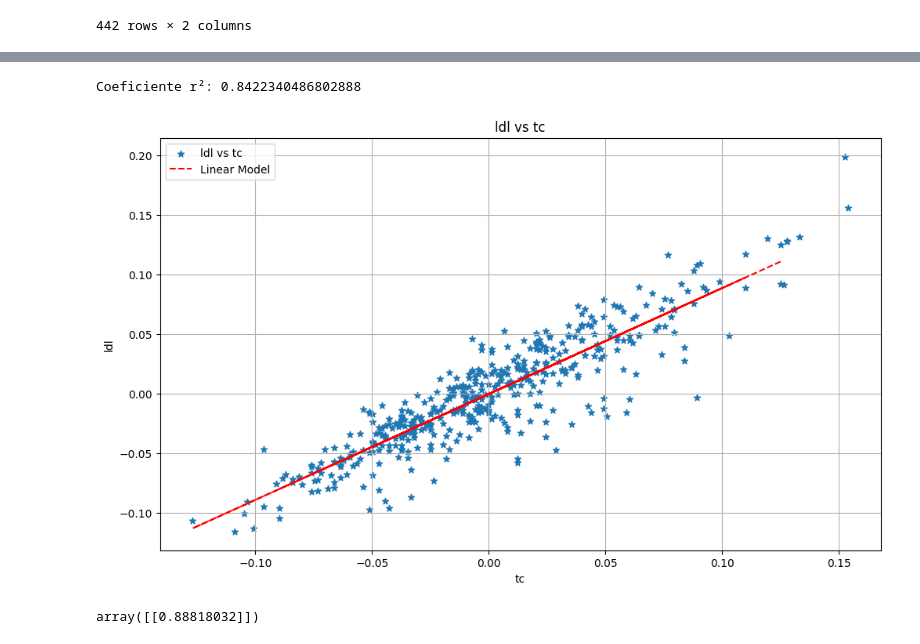
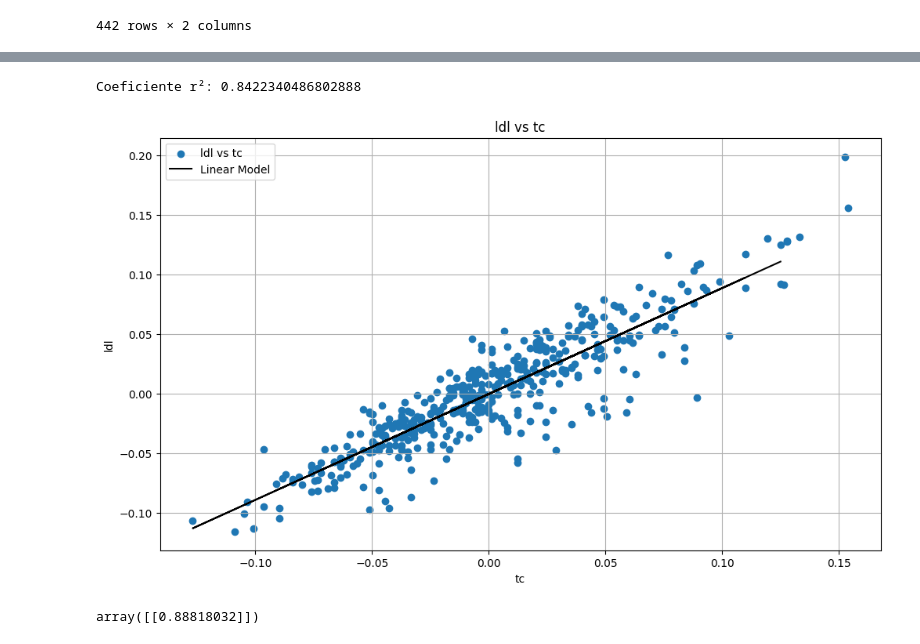
Before and after one commit to cantaruttim/Diabetes, a Jupyter notebook: Diabetes.ipynb, the cells around one changed output, grey strips where cells are left out. Saved outputs shown, nothing was run; the diff lists cells and outputs as text; code cells hidden in the pictures.

```diff
--- a/Diabetes.ipynb
+++ b/Diabetes.ipynb
@@ -147,27 +129,27 @@ pred = reg.predict(X_test)
 # %%
 from sklearn.metrics import r2_score
 r_squared = r2_score(y_test, pred)
 print(f'Coeficiente r²: {r_squared}', '\n')
 
 ##### GRÁFICO #######
 ### Vamos verificar a linearidade de ldl com tc
 
 f, ax = plt.subplots(figsize=(10, 6), layout='constrained')
 
-ax.scatter(X, y, marker = '*',
+ax.scatter(X, y, marker = 'o',
            label = 'ldl vs tc')
-ax.plot(X_test, pred, 'r--', label = 'Linear Model')
+ax.plot(X_test, pred, 'black', label = 'Linear Model')
 
 ax.set_xlabel('tc')
 ax.set_ylabel('ldl')
 ax.set_title("ldl vs tc")
 
 ax.grid(True)
-ax.legend();
+ax.legend(loc = "upper left");
 plt.show()
 # %% [output]
 Coeficiente r²: 0.8422340486802888
-[figure, old version]
+[figure, new version]
 # %%
 reg.coef_
 # %% [output]
```
Also changed, not shown: parts of 19 cells of this notebook.
